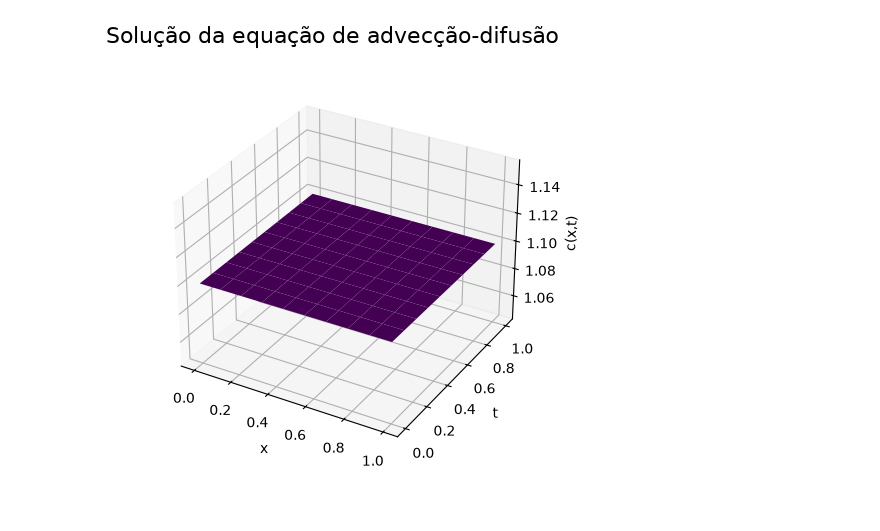
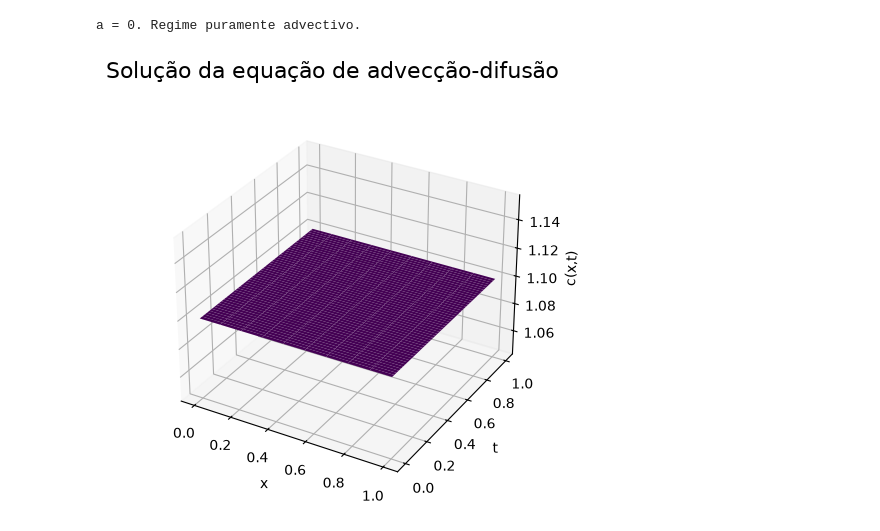
Before and after one commit to nicolasfouv/metodos-numericos-para-equacoes-diferenciais, a Jupyter notebook: main.ipynb, the cells around one changed output. Saved outputs shown, nothing was run; the diff lists cells and outputs as text; code cells hidden in the pictures.

```diff
--- a/main.ipynb
+++ b/main.ipynb
@@ -25,21 +25,40 @@ def plot(Q, T, numTs, Lx, numXs):
 
 
 
-def apply(function, T, numTs, Lx, numXs, u, a, ca, cb):
+def apply(function, T, numTs, Lx, numXs, u, a, ce, c0, ignore_stability = False):
+    if (u == 0 and a == 0):
+        print("Velocidade de advecção (u) e o coeficiente de difusão (a) não podem ser nulos simultaneamente.")
+        return -1
+    elif (u == 0):
+        print("u = 0. Regime puramente difusivo.")
+    elif (a == 0):
+        print("a = 0. Regime puramente advectivo.")
+    elif (u < 0):
+        print("Velocidade de advecção (u) deve ser maior ou igual a zero.")
+        return -1
+
     dt = T/numTs
     dx = Lx/numXs
+
+    dtmax = dx**2 / (u * dx + 2 * a)
+    if (dt > dtmax):
+        if (not ignore_stability):
+            print(f"Δt = {dt} > Δtmax = {dtmax}. \nAumente o número de partições temporais (nt) ou desative a verificação de estabilidade.")
+            return -1
+        else:
+            print(f"Δt = {dt} > Δtmax = {dtmax}. \nA solução pode não ser estável.")
 
     Q = np.zeros((numTs, numXs))
 
     # Condições iniciais
-    Q[:, 0] = ca # c(x=0, t) = ca
-    Q[0, :] = cb # c(x, t=0) = cb
+    Q[:, 0] = ce # c(x=0, t) = ca
+    Q[0, :] = c0 # c(x, t=0) = cb
 
     for n in range(0, numTs-1):
         for j in range(1, numXs-1):
             Q[n+1, j] = function(Q[n, j], Q[n, j+1], Q[n, j-1], dt, dx, u, a)
 
-        # Condição de contorno com aproximação recuada de 1ª ordem
+        # Condição de contorno de saída com aproximação recuada de 1ª ordem
         Q[n+1, -1] = Q[n+1, -2]
 
     plot(Q, T, numTs, Lx, numXs)
@@ -48,21 +67,25 @@ def apply(function, T, numTs, Lx, numXs, u, a, ca, cb):
 # %%
 def main():
     # Malha
     Lx = 1.0
-    numXs = 10
+    nx = 10
     T = 1.0
-    numTs = 10
+    nt = 1000
+    ignore_stability = False
 
     # Constantes
     u = 2.0
-    a = 2.0
+    a = 0
 
-    # Condições iniciais
-    ca = 1.1
-    cb = 1.1
+    # Condição inicial
+    c0 = 1.1
 
-    apply(FTCS, T, numTs, Lx, numXs, u, a, ca, cb)
+    # Condição de contorno de entrada
+    ce = 1.1
+
+    apply(FTCS, T, nt, Lx, nx, u, a, ce, c0, ignore_stability)
 
 main()
 # %% [output]
+a = 0. Regime puramente advectivo.
-[figure, old version]
+[figure, new version]
```
